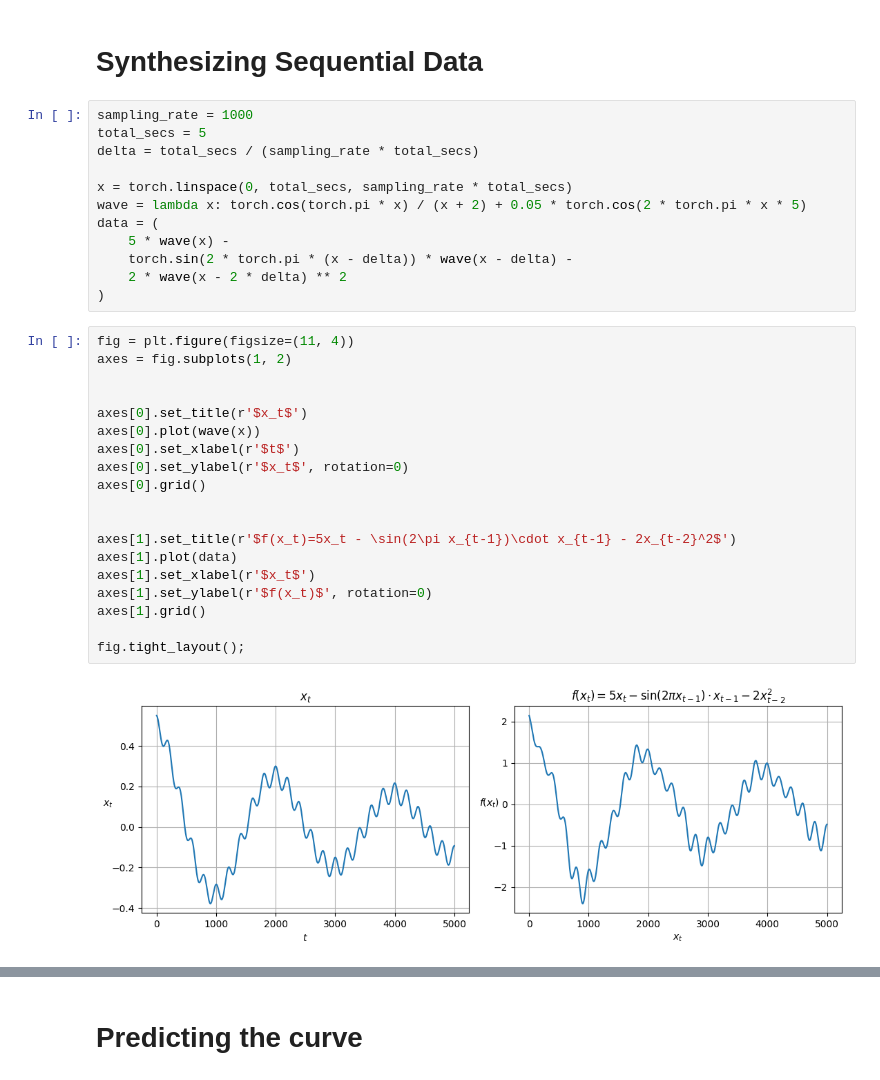
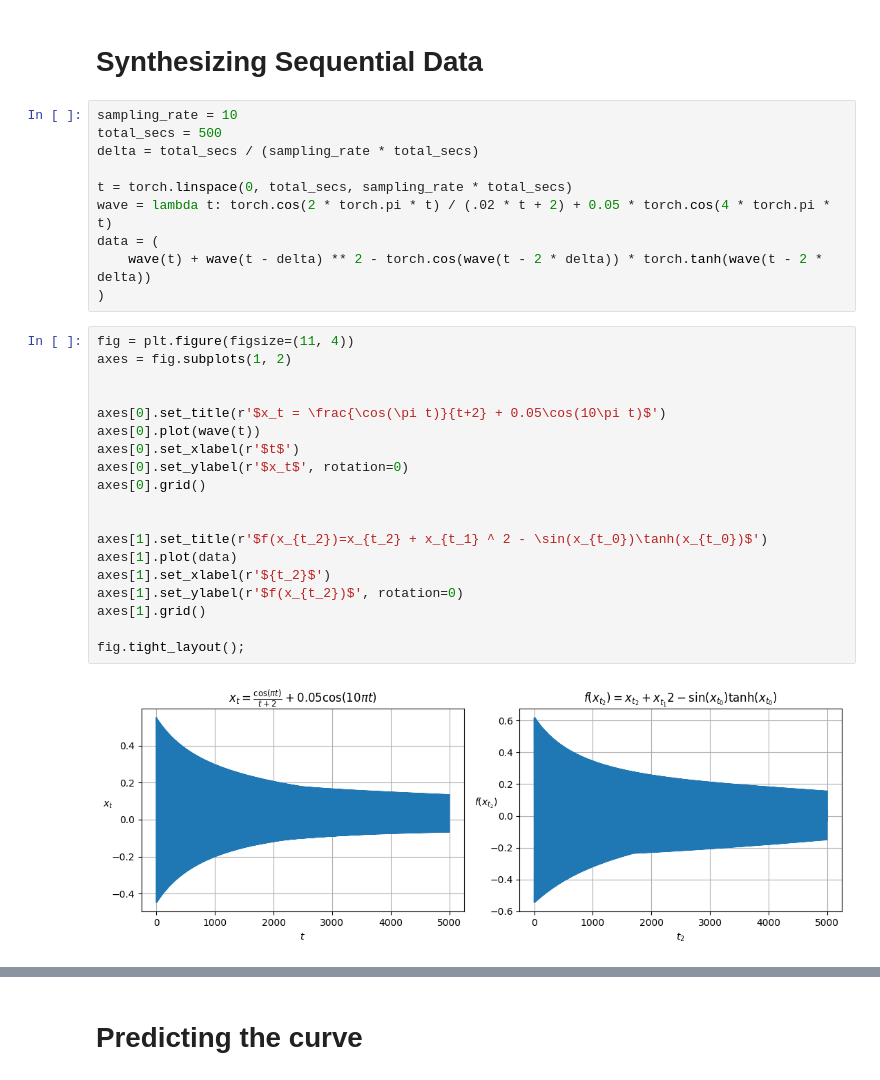
Before and after one commit to Ngoc-Cac/Deep-Learning-with-PyTorch, a Jupyter notebook: Topics/Recurrent Neural Network/Simple RNN/1. RNN.ipynb, the cells around one changed output, grey strips where cells are left out. Saved outputs shown, nothing was run; the diff lists cells and outputs as text.

```diff
--- a/Topics/Recurrent Neural Network/Simple RNN/1. RNN.ipynb
+++ b/Topics/Recurrent Neural Network/Simple RNN/1. RNN.ipynb
@@ -49,35 +49,33 @@ def run_epochs(
 # %% [markdown]
 # Synthesizing Sequential Data
 # %%
-sampling_rate = 1000
-total_secs = 5
+sampling_rate = 10
+total_secs = 500
 delta = total_secs / (sampling_rate * total_secs)
 
-x = torch.linspace(0, total_secs, sampling_rate * total_secs)
-wave = lambda x: torch.cos(torch.pi * x) / (x + 2) + 0.05 * torch.cos(2 * torch.pi * x * 5)
+t = torch.linspace(0, total_secs, sampling_rate * total_secs)
+wave = lambda t: torch.cos(2 * torch.pi * t) / (.02 * t + 2) + 0.05 * torch.cos(4 * torch.pi * t)
 data = (
-    5 * wave(x) -
-    torch.sin(2 * torch.pi * (x - delta)) * wave(x - delta) -
-    2 * wave(x - 2 * delta) ** 2
+    wave(t) + wave(t - delta) ** 2 - torch.cos(wave(t - 2 * delta)) * torch.tanh(wave(t - 2 * delta))
 )
 # %%
 fig = plt.figure(figsize=(11, 4))
 axes = fig.subplots(1, 2)
 
 
-axes[0].set_title(r'$x_t$')
-axes[0].plot(wave(x))
+axes[0].set_title(r'$x_t = \frac{\cos(\pi t)}{t+2} + 0.05\cos(10\pi t)$')
+axes[0].plot(wave(t))
 axes[0].set_xlabel(r'$t$')
 axes[0].set_ylabel(r'$x_t$', rotation=0)
 axes[0].grid()
 
 
-axes[1].set_title(r'$f(x_t)=5x_t - \sin(2\pi x_{t-1})\cdot x_{t-1} - 2x_{t-2}^2$')
+axes[1].set_title(r'$f(x_{t_2})=x_{t_2} + x_{t_1} ^ 2 - \sin(x_{t_0})\tanh(x_{t_0})$')
 axes[1].plot(data)
-axes[1].set_xlabel(r'$x_t$')
-axes[1].set_ylabel(r'$f(x_t)$', rotation=0)
+axes[1].set_xlabel(r'${t_2}$')
+axes[1].set_ylabel(r'$f(x_{t_2})$', rotation=0)
 axes[1].grid()
 
 fig.tight_layout();
 # %% [output]
-[figure, old version]
+[figure, new version]
```
Also changed, not shown: parts of 24 cells of this notebook.
